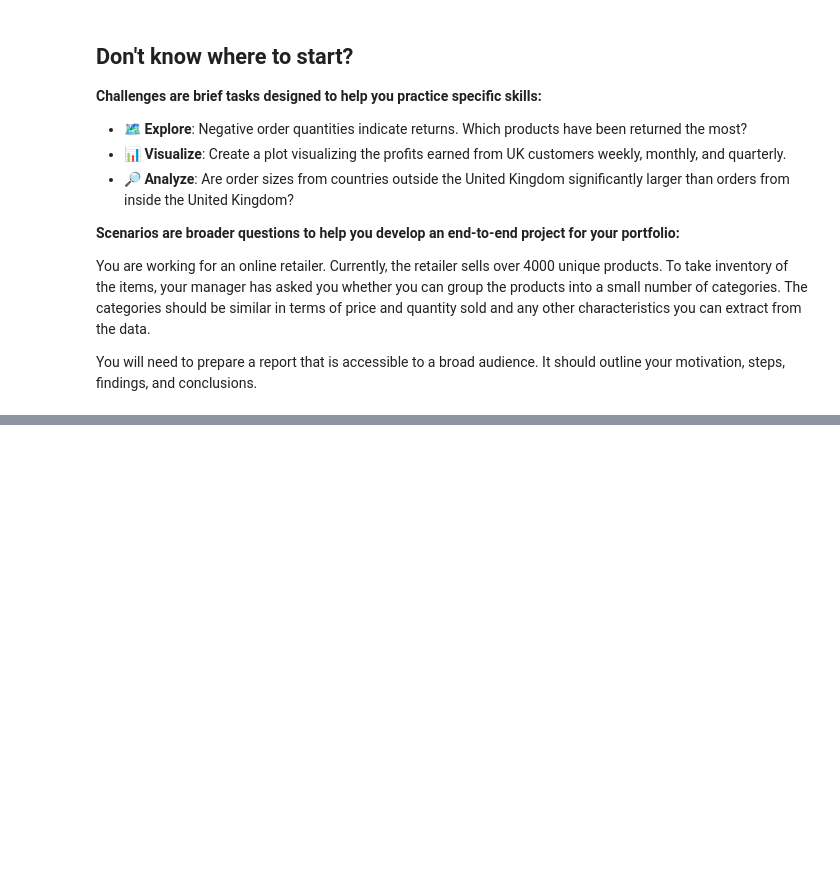
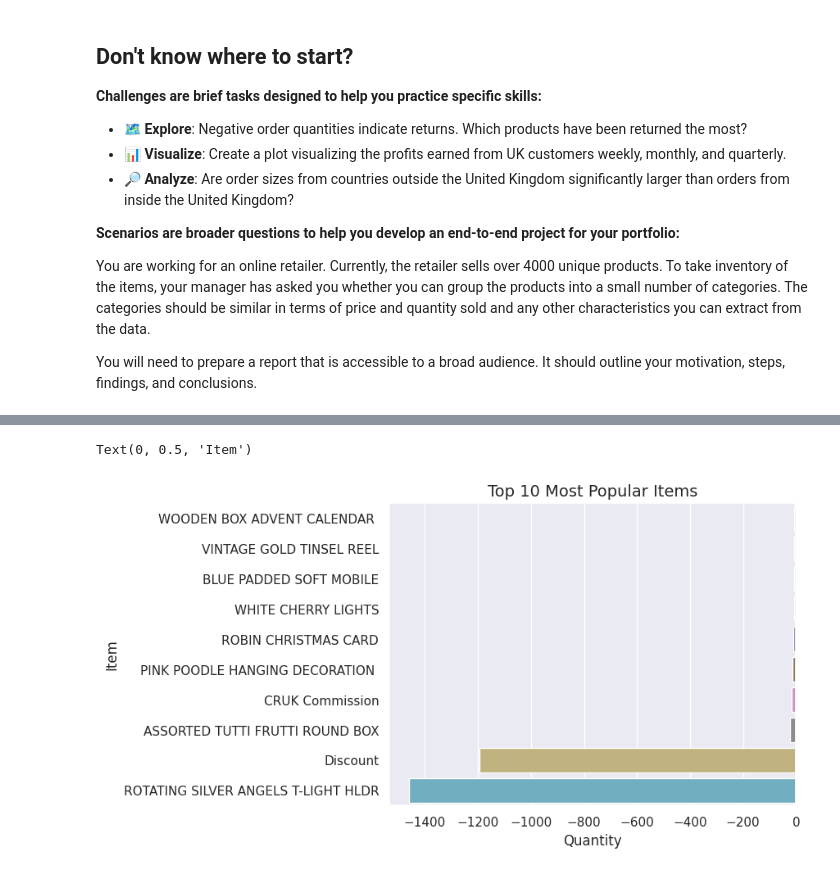
Before and after one commit to sarasemsem/Data, a Jupyter notebook: Mini_Projet_data.ipynb, the cells around one changed output, grey strips where cells are left out. Saved outputs shown, nothing was run; the diff lists cells and outputs as text; code cells hidden in the pictures; blank space fills up the shorter version.

```diff
--- a/Mini_Projet_data.ipynb
+++ b/Mini_Projet_data.ipynb
@@ -48,0 +354,7 @@ You will need to prepare a report that is accessible to a broad audience. It sho
+# %%
+sns.barplot(y='Description', x='Quantity', data=qty.tail(10))
+plt.title('Top 10 Most Popular Items', fontsize=14)
+plt.ylabel('Item')
+# %% [output]
+Text(0, 0.5, 'Item')
+[figure, added]
```
Also changed, not shown: parts of 43 cells of this notebook.
